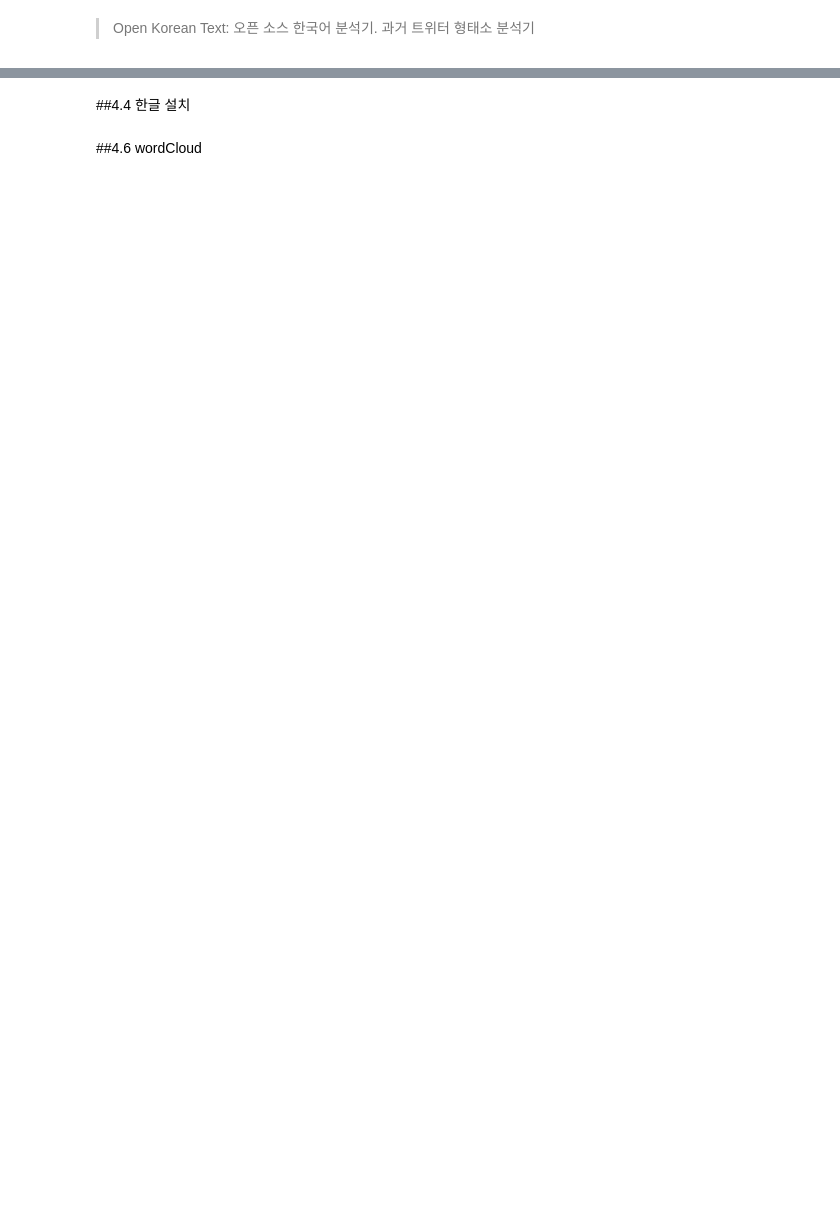
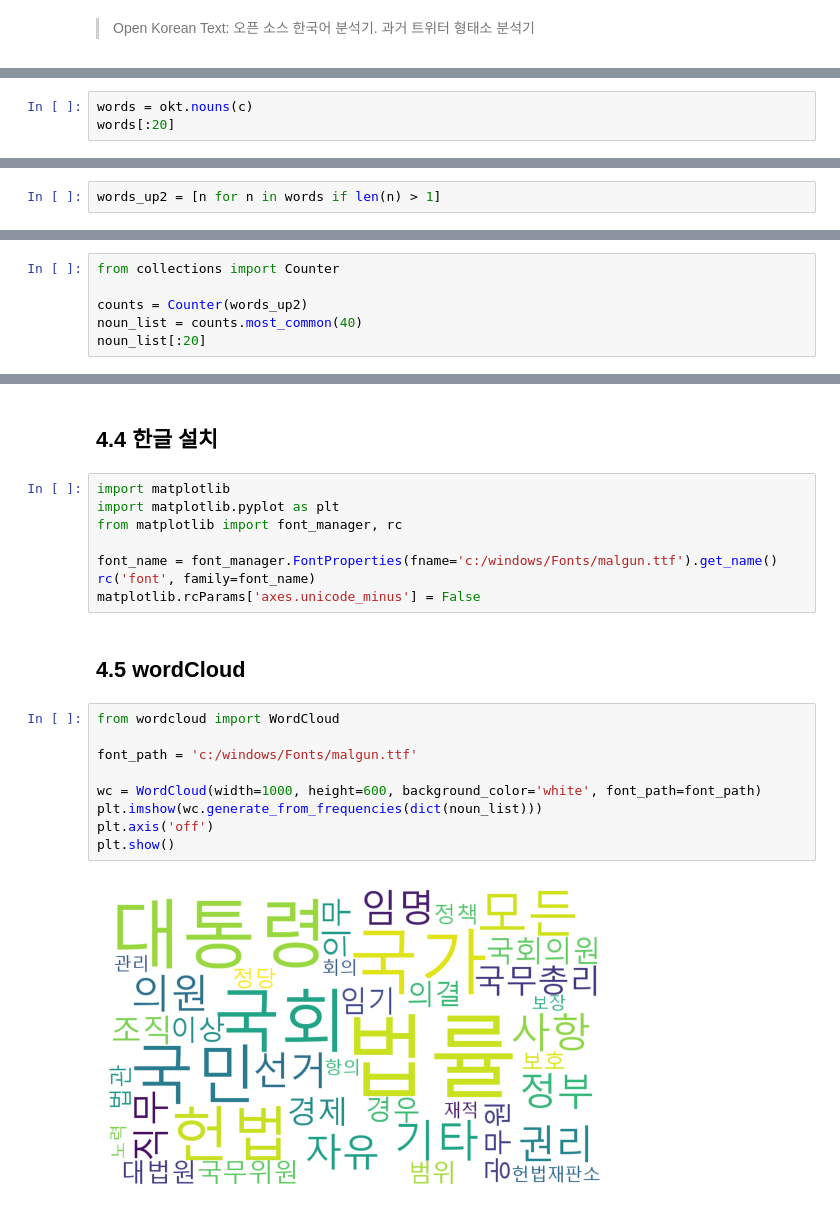
Before and after one commit to CG05/DB, a Jupyter notebook: 7. machine_learning/9. 텍스트 분석/8. wordCloud.ipynb, the cells around one changed output, grey strips where cells are left out. Drawn from its saved outputs; the diff is of its cells as text; blank space fills up the shorter version.

```diff
--- a/7. machine_learning/9. 텍스트 분석/8. wordCloud.ipynb
+++ b/7. machine_learning/9. 텍스트 분석/8. wordCloud.ipynb
@@ -35,0 +193,3 @@ pip install konlpy
+# %%
+words = okt.nouns(c)
+words[:20]
@@ -38 +223,3 @@ pip install konlpy
+# %%
+words_up2 = [n for n in words if len(n) > 1]
 # %% [markdown]
@@ -39,0 +227,6 @@ pip install konlpy
+# %%
+from collections import Counter
+
+counts = Counter(words_up2)
+noun_list = counts.most_common(40)
+noun_list[:20]
@@ -40,4 +254,23 @@ pip install konlpy
 # %% [markdown]
-##4.4 한글 설치
+## 4.4 한글 설치
+# %%
+import matplotlib
+import matplotlib.pyplot as plt
+from matplotlib import font_manager, rc
+
+font_name = font_manager.FontProperties(fname='c:/windows/Fonts/malgun.ttf').get_name()
+rc('font', family=font_name)
+matplotlib.rcParams['axes.unicode_minus'] = False
 # %% [markdown]
-##4.6 wordCloud
+## 4.5 wordCloud
+# %%
+from wordcloud import WordCloud
+
+font_path = 'c:/windows/Fonts/malgun.ttf'
+
+wc = WordCloud(width=1000, height=600, background_color='white', font_path=font_path)
+plt.imshow(wc.generate_from_frequencies(dict(noun_list)))
+plt.axis('off')
+plt.show()
+# %% [output]
+[figure, added]
```
Also changed, not shown: parts of 29 cells of this notebook, 14 other files.
